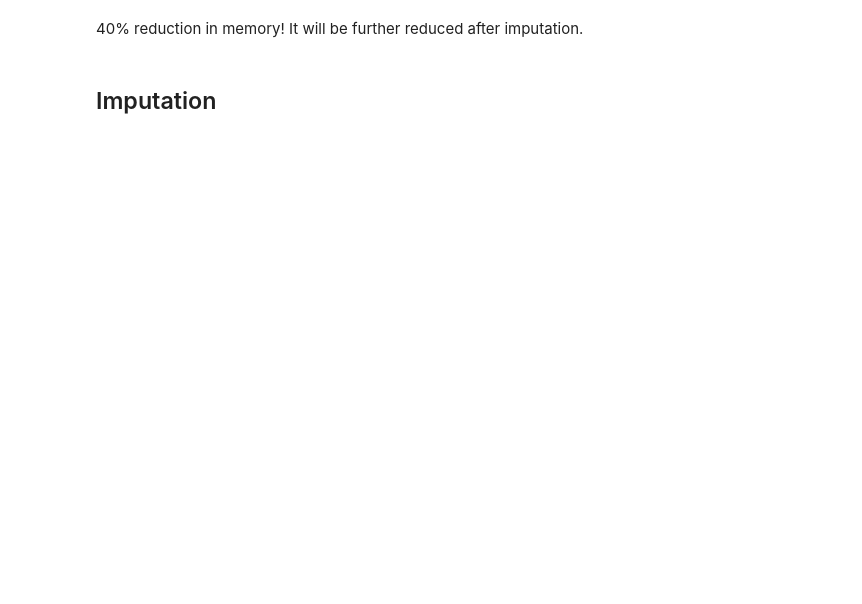
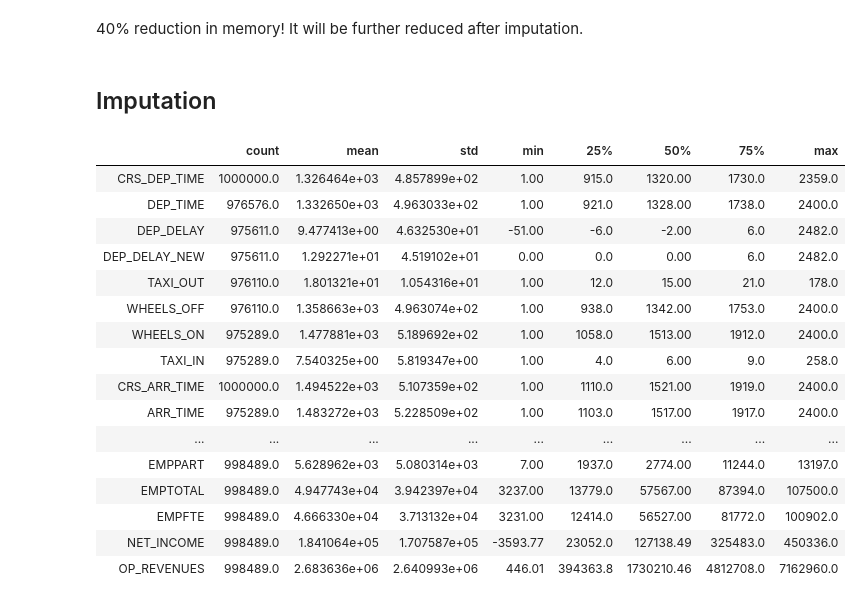
Before and after one commit to sheelabhadra/Pi-star-Skyblazers-DSC-2020, a Jupyter notebook: notebooks/EDA.ipynb, the cells around one changed output. Drawn from its saved outputs; the diff is of its cells as text; code cells hidden in the pictures; blank space fills up the shorter version.

```diff
--- a/notebooks/EDA.ipynb
+++ b/notebooks/EDA.ipynb
@@ -143,3 +156,3 @@ def convert_to_datetime(df, cols):
 # %%
-test = convert_to_categorical(test, cats)
+convert_to_categorical(test, cats)
 # %% [output]
@@ -147,3 +160,3 @@ Converted to categorical columns in 2.2579710483551025 s.
 # %%
-test = convert_to_integer(test, nums)
+convert_to_integer(test, nums)
 # %% [output]
@@ -151,3 +164,3 @@ Converted to numeric columns in 0.5388948917388916 s.
 # %%
-test= convert_to_datetime(test, dts)
+convert_to_datetime(test, dts)
 # %% [output]
@@ -176,3 +189,23 @@ memory usage: 230.4+ MB
 40% reduction in memory! It will be further reduced after imputation.
 # %% [markdown]
 ## Imputation
+# %%
+test.describe().T
+# %% [output]
+|  | count | mean | std | min | 25% | 50% | 75% | max |
+| CRS_DEP_TIME | 1000000.0 | 1.326464e+03 | 4.857899e+02 | 1.00 | 915.0 | 1320.00 | 1730.0 | 2359.0 |
+| DEP_TIME | 976576.0 | 1.332650e+03 | 4.963033e+02 | 1.00 | 921.0 | 1328.00 | 1738.0 | 2400.0 |
+| DEP_DELAY | 975611.0 | 9.477413e+00 | 4.632530e+01 | -51.00 | -6.0 | -2.00 | 6.0 | 2482.0 |
+| DEP_DELAY_NEW | 975611.0 | 1.292271e+01 | 4.519102e+01 | 0.00 | 0.0 | 0.00 | 6.0 | 2482.0 |
+| TAXI_OUT | 976110.0 | 1.801321e+01 | 1.054316e+01 | 1.00 | 12.0 | 15.00 | 21.0 | 178.0 |
+| WHEELS_OFF | 976110.0 | 1.358663e+03 | 4.963074e+02 | 1.00 | 938.0 | 1342.00 | 1753.0 | 2400.0 |
+| WHEELS_ON | 975289.0 | 1.477881e+03 | 5.189692e+02 | 1.00 | 1058.0 | 1513.00 | 1912.0 | 2400.0 |
+| TAXI_IN | 975289.0 | 7.540325e+00 | 5.819347e+00 | 1.00 | 4.0 | 6.00 | 9.0 | 258.0 |
+| CRS_ARR_TIME | 1000000.0 | 1.494522e+03 | 5.107359e+02 | 1.00 | 1110.0 | 1521.00 | 1919.0 | 2400.0 |
+| ARR_TIME | 975289.0 | 1.483272e+03 | 5.228509e+02 | 1.00 | 1103.0 | 1517.00 | 1917.0 | 2400.0 |
+| ... | ... | ... | ... | ... | ... | ... | ... | ... |
+| EMPPART | 998489.0 | 5.628962e+03 | 5.080314e+03 | 7.00 | 1937.0 | 2774.00 | 11244.0 | 13197.0 |
+| EMPTOTAL | 998489.0 | 4.947743e+04 | 3.942397e+04 | 3237.00 | 13779.0 | 57567.00 | 87394.0 | 107500.0 |
+| EMPFTE | 998489.0 | 4.666330e+04 | 3.713132e+04 | 3231.00 | 12414.0 | 56527.00 | 81772.0 | 100902.0 |
+| NET_INCOME | 998489.0 | 1.841064e+05 | 1.707587e+05 | -3593.77 | 23052.0 | 127138.49 | 325483.0 | 450336.0 |
+| OP_REVENUES | 998489.0 | 2.683636e+06 | 2.640993e+06 | 446.01 | 394363.8 | 1730210.46 | 4812708.0 | 7162960.0 |
```
Also changed, not shown: parts of 14 cells of this notebook.
